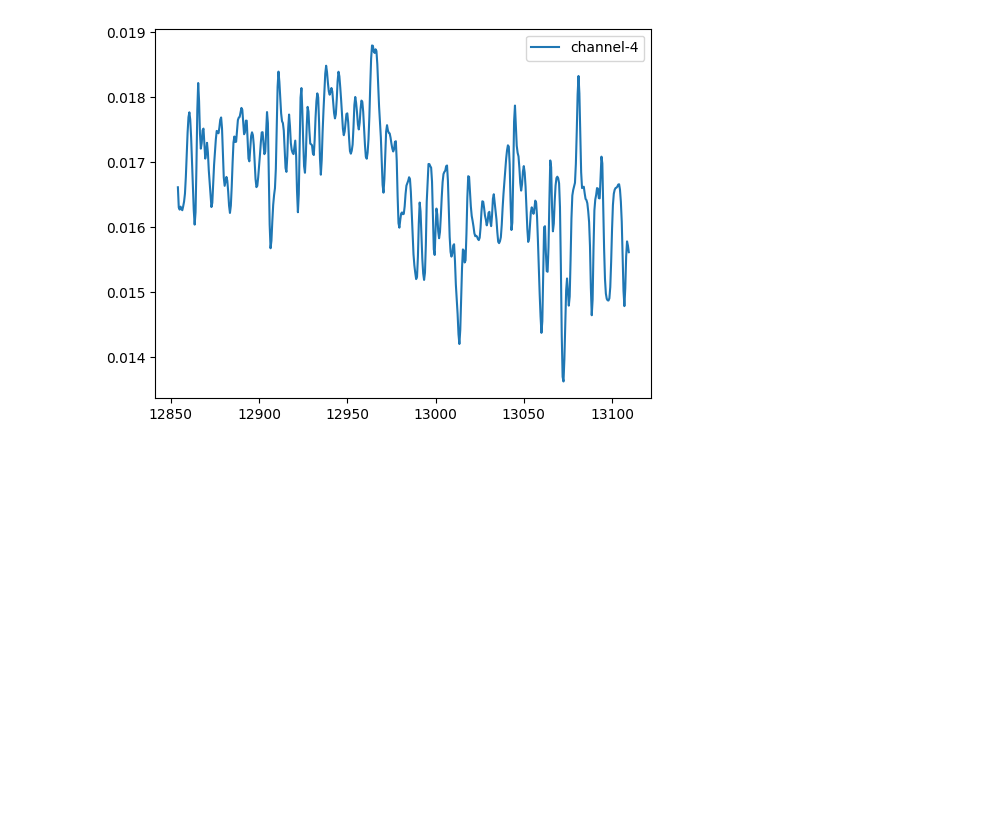
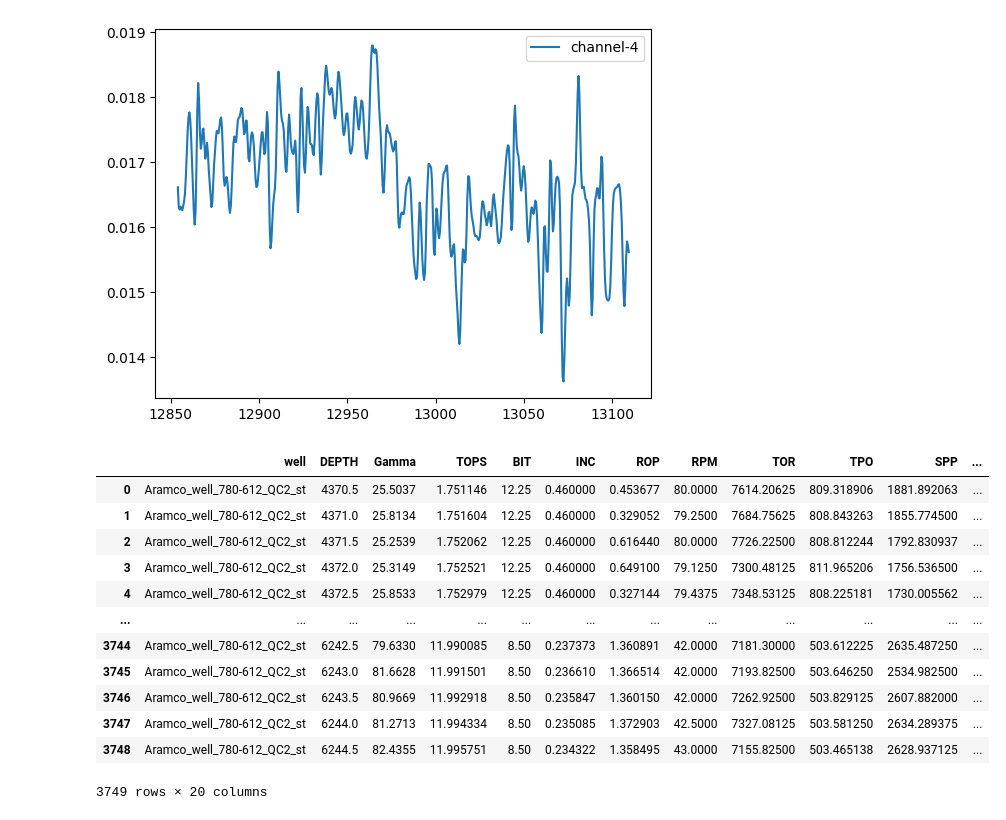
Before and after one commit to makamoa/timefound, a Jupyter notebook: notebooks/test.ipynb, the cells around one changed output. Drawn from its saved outputs; the diff is of its cells as text; code cells hidden in the pictures; blank space fills up the shorter version.

```diff
--- a/notebooks/test.ipynb
+++ b/notebooks/test.ipynb
@@ -51,3 +51,32 @@ for i in range(n_channels):
 [figure]
 [figure]
 [figure]
+# %%
+import pandas as pd
+def read_csv(file_path):
+    # Read the CSV file
+    df = pd.read_csv(file_path, header=None)
+
+    # Set the first row as the header
+    df.columns = df.iloc[0]
+
+    # Drop the first row as it is now the header
+    df = df[1:]
+
+    return df
+
+pd.read_csv('/gpt/data3/KURC/users/kovaledx/data/ailog/Aramco_well_780-612_st_59101415.csv', index_col=0)
+# %% [output]
+|  | well | DEPTH | Gamma | TOPS | BIT | INC | ROP | RPM | TOR | TPO | SPP | ... |
+| 0 | Aramco_well_780-612_QC2_st | 4370.5 | 25.5037 | 1.751146 | 12.25 | 0.460000 | 0.453677 | 80.0000 | 7614.20625 | 809.318906 | 1881.892063 | ... |
+| 1 | Aramco_well_780-612_QC2_st | 4371.0 | 25.8134 | 1.751604 | 12.25 | 0.460000 | 0.329052 | 79.2500 | 7684.75625 | 808.843263 | 1855.774500 | ... |
+| 2 | Aramco_well_780-612_QC2_st | 4371.5 | 25.2539 | 1.752062 | 12.25 | 0.460000 | 0.616440 | 80.0000 | 7726.22500 | 808.812244 | 1792.830937 | ... |
+| 3 | Aramco_well_780-612_QC2_st | 4372.0 | 25.3149 | 1.752521 | 12.25 | 0.460000 | 0.649100 | 79.1250 | 7300.48125 | 811.965206 | 1756.536500 | ... |
+| 4 | Aramco_well_780-612_QC2_st | 4372.5 | 25.8533 | 1.752979 | 12.25 | 0.460000 | 0.327144 | 79.4375 | 7348.53125 | 808.225181 | 1730.005562 | ... |
+| ... | ... | ... | ... | ... | ... | ... | ... | ... | ... | ... | ... | ... |
+| 3744 | Aramco_well_780-612_QC2_st | 6242.5 | 79.6330 | 11.990085 | 8.50 | 0.237373 | 1.360891 | 42.0000 | 7181.30000 | 503.612225 | 2635.487250 | ... |
+| 3745 | Aramco_well_780-612_QC2_st | 6243.0 | 81.6628 | 11.991501 | 8.50 | 0.236610 | 1.366514 | 42.0000 | 7193.82500 | 503.646250 | 2534.982500 | ... |
+| 3746 | Aramco_well_780-612_QC2_st | 6243.5 | 80.9669 | 11.992918 | 8.50 | 0.235847 | 1.360150 | 42.0000 | 7262.92500 | 503.829125 | 2607.882000 | ... |
+| 3747 | Aramco_well_780-612_QC2_st | 6244.0 | 81.2713 | 11.994334 | 8.50 | 0.235085 | 1.372903 | 42.5000 | 7327.08125 | 503.581250 | 2634.289375 | ... |
+| 3748 | Aramco_well_780-612_QC2_st | 6244.5 | 82.4355 | 11.995751 | 8.50 | 0.234322 | 1.358495 | 43.0000 | 7155.82500 | 503.465138 | 2628.937125 | ... |
+3749 rows × 20 columns
```
Also changed, not shown: parts of 3 cells of this notebook, 26 other files.
